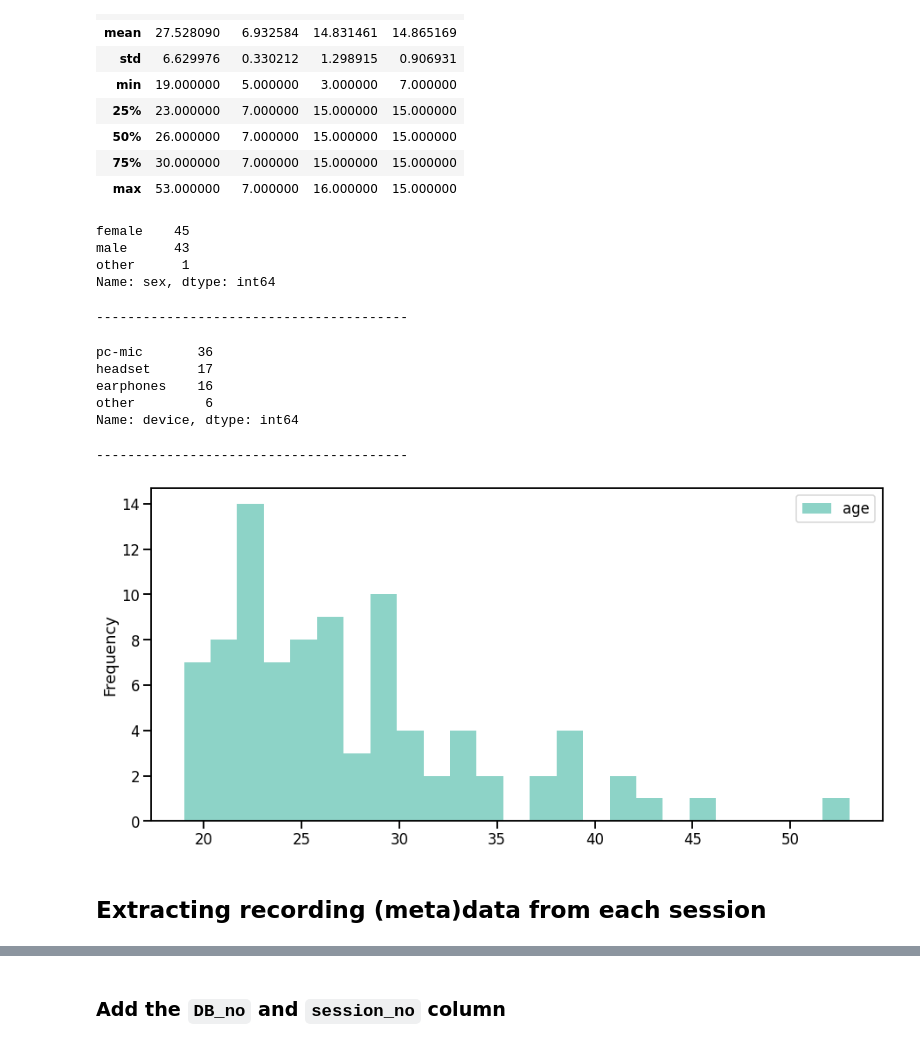
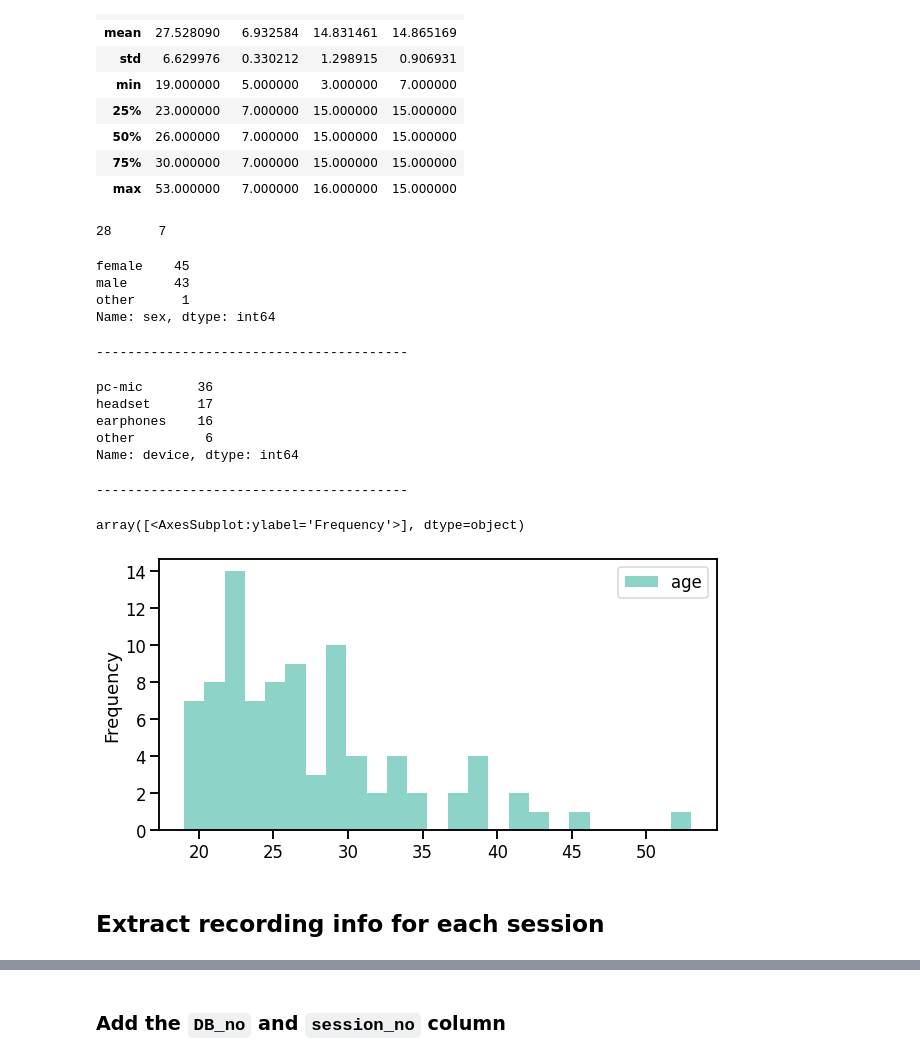
Before and after one commit to predict-idlab/gssp_analysis, a Jupyter notebook: notebooks/0.1_EDA.ipynb, the cells around one changed output, grey strips where cells are left out. Drawn from its saved outputs; the diff is of its cells as text; code cells hidden in the pictures.

```diff
--- a/notebooks/0.1_EDA.ipynb
+++ b/notebooks/0.1_EDA.ipynb
@@ -12,13 +12,11 @@ import matplotlib.pyplot as plt
 from functional import seq
 import librosa
 import seaborn as sns
+
 sns.set_context("talk")
 
 sys.path.append("..")
-from sgs_utils.path_conf import speech_data_root_dir, loc_data_dir
-
-speech_data_session_dir = speech_data_root_dir.joinpath("backup")
-display(speech_data_session_dir)
+from sgs_utils.path_conf import speech_data_session_dir, loc_data_dir
 
 pd.options.display.max_columns = None
-pd.options.display.max_rows = None
+pd.options.display.max_rows = 50
@@ -169,17 +166,14 @@ df_metadata[["Marloes", "PiSCES", "Radboud"]].plot(
 # %%
-# NOTE: as for now we do not filter
-# TODO -> reconsider this
+# NOTE: as for now we do not filter on the number of recordings
 df_metadata_relevant = (
     # df_metadata[
-        # ~(
-        #     (df_metadata.Marloes >= 6)
-        #     & (df_metadata.Radboud >= 14)
-        #     & (df_metadata.PiSCES >= 14)
-        # )
+    # ~(
+    #     (df_metadata.Marloes >= 6)
+    #     & (df_metadata.Radboud >= 14)
+    #     & (df_metadata.PiSCES >= 14)
+    # )
     # ]
-    df_metadata
-    .reset_index(drop=True)
-    .copy()
+    df_metadata.reset_index(drop=True).copy()
 )
 
 df_metadata_relevant[
@@ -195,33 +189,40 @@ df_metadata_relevant[
 | 50% | 26.000000 | 7.000000 | 15.000000 | 15.000000 |
 | 75% | 30.000000 | 7.000000 | 15.000000 | 15.000000 |
 | max | 53.000000 | 7.000000 | 16.000000 | 15.000000 |
+# %%
+print(
+    f"{round(df_metadata_relevant.age.mean())}\t{round(df_metadata_relevant.age.std())}"
+)
+# %% [output]
+28      7
 # %%
 display(df_metadata_relevant.sex.value_counts())
 print("-" * 40)
 display(df_metadata_relevant.device.value_counts())
 print("-" * 40)
 df_metadata_relevant.education.value_counts()
 
 # Also plot the distributions
 df_metadata_relevant[["age"]].plot(
     kind="hist",
     subplots=True,
     sharex=False,
-    figsize=(15, 7),
+    figsize=(10, 5),
     backend="matplotlib",
     color=sns.color_palette("Set3"),
     bins=25,
-);
+)
 # %% [output]
 female    45
 male      43
 other      1
 Name: sex, dtype: int64
 ----------------------------------------
 pc-mic       36
 headset      17
 earphones    16
 other         6
 Name: device, dtype: int64
 ----------------------------------------
+array([<AxesSubplot:ylabel='Frequency'>], dtype=object)
-[figure, old version]
+[figure, new version]
@@ -230,5 +229,5 @@ df_metadata_relevant.to_parquet(loc_data_dir.joinpath("metadata_rel_ids.parquet"
 # %% [markdown]
-## Extracting recording (meta)data from each session
+## Extract recording info for each session
 # %%
 session_dict_list = []
 
```
Also changed, not shown: parts of 21 cells of this notebook.
